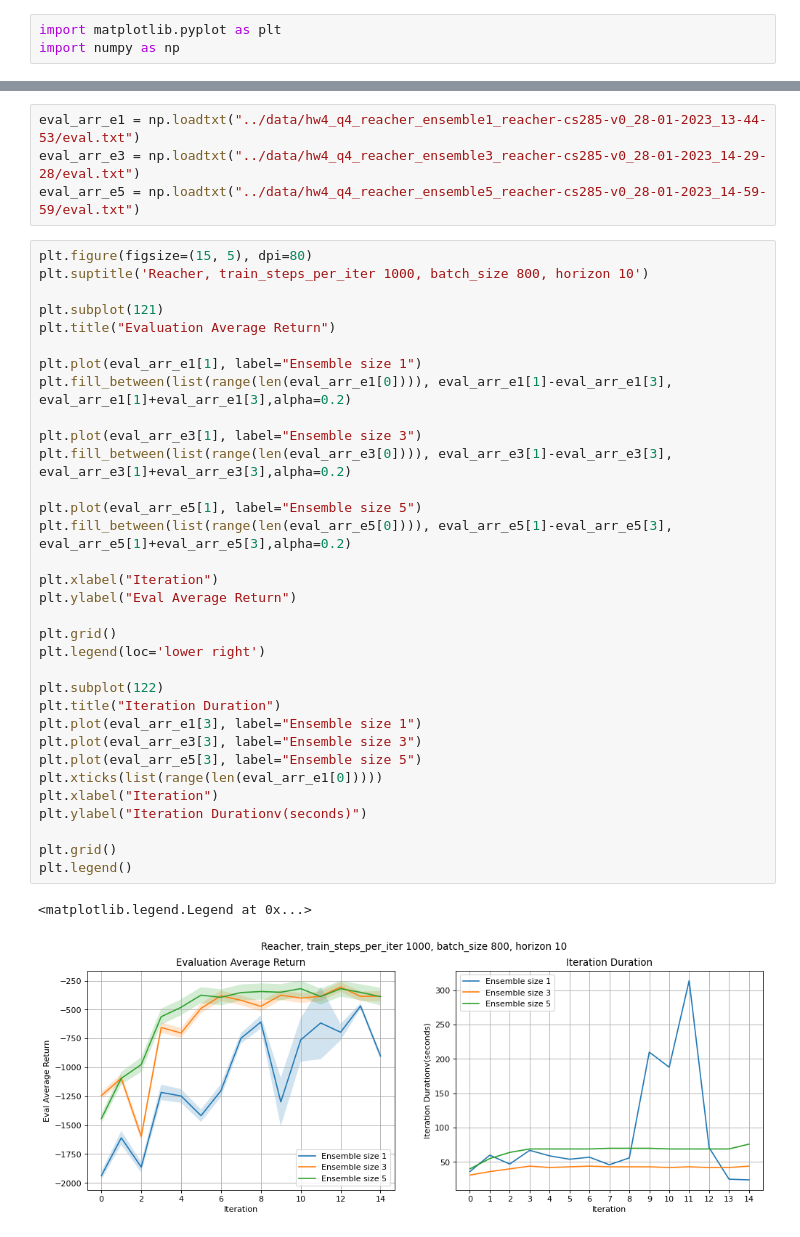
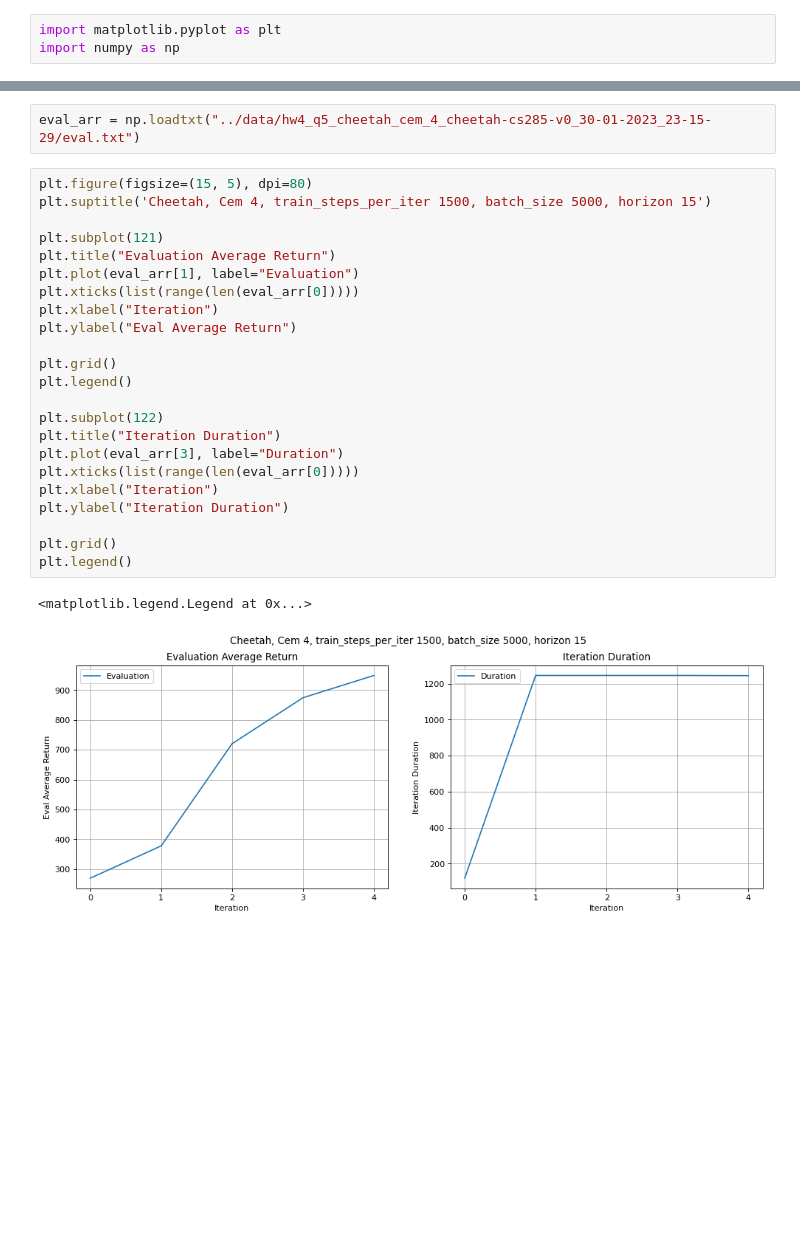
Before and after one commit to berkeleydeeprlcourse/homework_fall2022, a Jupyter notebook: hw4/report/q4.ipynb, the cells around one changed output, grey strips where cells are left out. Cells and saved outputs as stored; diff of their text form; blank space fills up the shorter version.

```diff
--- a/hw4/report/q4.ipynb
+++ b/hw4/report/q4.ipynb
@@ -76,40 +58,28 @@ plt.legend()
 # %%
-eval_arr_e1 = np.loadtxt("../data/hw4_q4_reacher_ensemble1_reacher-cs285-v0_28-01-2023_13-44-53/eval.txt")
-eval_arr_e3 = np.loadtxt("../data/hw4_q4_reacher_ensemble3_reacher-cs285-v0_28-01-2023_14-29-28/eval.txt")
-eval_arr_e5 = np.loadtxt("../data/hw4_q4_reacher_ensemble5_reacher-cs285-v0_28-01-2023_14-59-59/eval.txt")
+eval_arr = np.loadtxt("../data/hw4_q5_cheetah_cem_4_cheetah-cs285-v0_30-01-2023_23-15-29/eval.txt")
 # %%
 plt.figure(figsize=(15, 5), dpi=80)
-plt.suptitle('Reacher, train_steps_per_iter 1000, batch_size 800, horizon 10')
+plt.suptitle('Cheetah, Cem 4, train_steps_per_iter 1500, batch_size 5000, horizon 15')
 
 plt.subplot(121)
 plt.title("Evaluation Average Return")
-
-plt.plot(eval_arr_e1[1], label="Ensemble size 1")
-plt.fill_between(list(range(len(eval_arr_e1[0]))), eval_arr_e1[1]-eval_arr_e1[3], eval_arr_e1[1]+eval_arr_e1[3],alpha=0.2)
-
-plt.plot(eval_arr_e3[1], label="Ensemble size 3")
-plt.fill_between(list(range(len(eval_arr_e3[0]))), eval_arr_e3[1]-eval_arr_e3[3], eval_arr_e3[1]+eval_arr_e3[3],alpha=0.2)
-
-plt.plot(eval_arr_e5[1], label="Ensemble size 5")
-plt.fill_between(list(range(len(eval_arr_e5[0]))), eval_arr_e5[1]-eval_arr_e5[3], eval_arr_e5[1]+eval_arr_e5[3],alpha=0.2)
-
+plt.plot(eval_arr[1], label="Evaluation")
+plt.xticks(list(range(len(eval_arr[0]))))
 plt.xlabel("Iteration")
 plt.ylabel("Eval Average Return")
 
 plt.grid()
-plt.legend(loc='lower right')
+plt.legend()
 
 plt.subplot(122)
 plt.title("Iteration Duration")
-plt.plot(eval_arr_e1[3], label="Ensemble size 1")
-plt.plot(eval_arr_e3[3], label="Ensemble size 3")
-plt.plot(eval_arr_e5[3], label="Ensemble size 5")
-plt.xticks(list(range(len(eval_arr_e1[0]))))
+plt.plot(eval_arr[3], label="Duration")
+plt.xticks(list(range(len(eval_arr[0]))))
 plt.xlabel("Iteration")
-plt.ylabel("Iteration Durationv(seconds)")
+plt.ylabel("Iteration Duration")
 
 plt.grid()
 plt.legend()
 # %% [output]
 <matplotlib.legend.Legend at 0x...>
-[figure, old version]
+[figure, new version]
```
Also changed, not shown: parts of 5 cells of this notebook, 16 other files.
